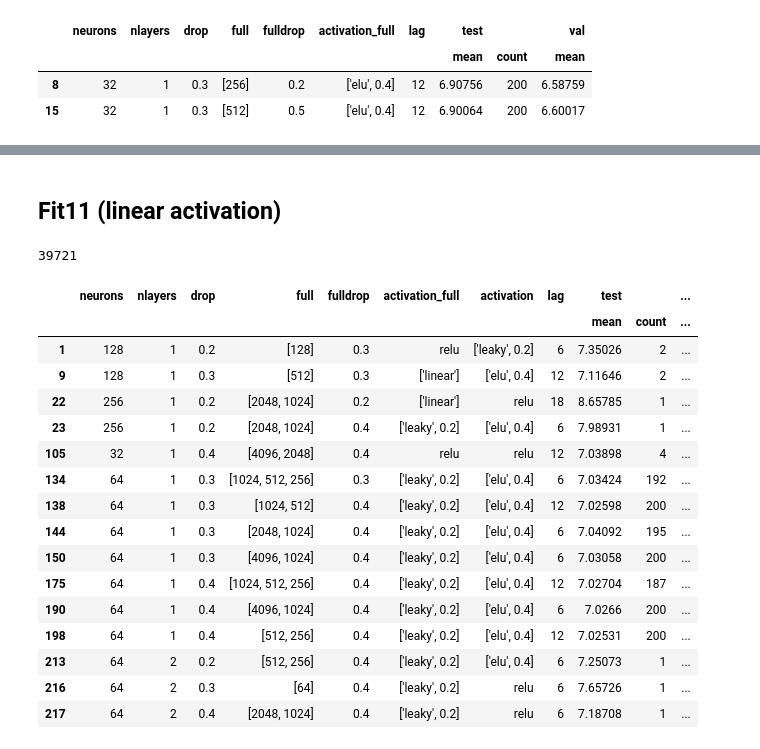
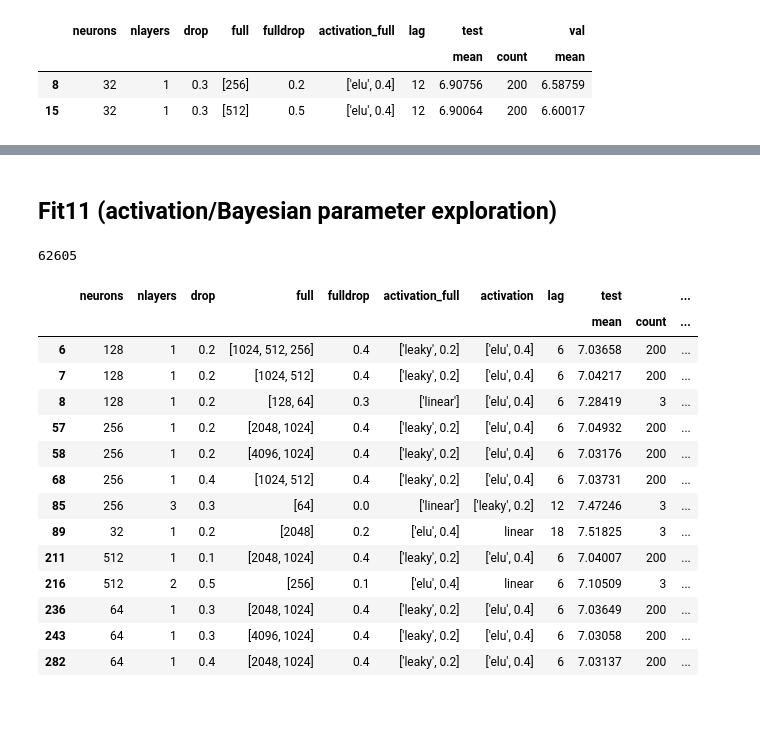
Before and after one commit to bejar/Wind, a Jupyter notebook: Notebooks/Tunning/ParameterTunningRNNS2S.ipynb, the cells around one changed output, grey strips where cells are left out. Cells and saved outputs as stored; diff of their text form; code cells hidden in the pictures; blank space fills up the shorter version.

Commit message:
Fixing bayesian optimization parameter search and adding some configuration files

```diff
--- a/Notebooks/Tunning/ParameterTunningRNNS2S.ipynb
+++ b/Notebooks/Tunning/ParameterTunningRNNS2S.ipynb
@@ -376,7 +376,7 @@ results.results_dataframe_graph(facet='neurons',att=['full', 'fulldrop', 'drop',
 # %% [output]
 [interactive output not drawn]
 # %% [markdown]
-## Fit11 (linear activation)
+## Fit11 (activation/Bayesian parameter exploration)
 # %%
 query={'experiment':'rnns2sactiv4'}
 
@@ -385,24 +385,22 @@ results = DBResults(conn=mongolocaltest)
 
 results.results_dataframe_retrieve(query, arch=['neurons', 'nlayers', 'drop', 'full', 'fulldrop','activation_full', 'activation'], data=['lag'])
 # %%
-results.results_dataframe_aggregate(threshold=7.025)
+results.results_dataframe_aggregate(threshold=7.03)
 # %% [output]
-39721
+62605
 |  | neurons | nlayers | drop | full | fulldrop | activation_full | activation | lag | test |  | ... |
 |  |  |  |  |  |  |  |  |  | mean | count | ... |
-| 1 | 128 | 1 | 0.2 | [128] | 0.3 | relu | ['leaky', 0.2] | 6 | 7.35026 | 2 | ... |
-| 9 | 128 | 1 | 0.3 | [512] | 0.3 | ['linear'] | ['elu', 0.4] | 12 | 7.11646 | 2 | ... |
-| 22 | 256 | 1 | 0.2 | [2048, 1024] | 0.2 | ['linear'] | relu | 18 | 8.65785 | 1 | ... |
-| 23 | 256 | 1 | 0.2 | [2048, 1024] | 0.4 | ['leaky', 0.2] | ['elu', 0.4] | 6 | 7.98931 | 1 | ... |
-| 105 | 32 | 1 | 0.4 | [4096, 2048] | 0.4 | relu | relu | 12 | 7.03898 | 4 | ... |
-| 134 | 64 | 1 | 0.3 | [1024, 512, 256] | 0.3 | ['leaky', 0.2] | ['elu', 0.4] | 6 | 7.03424 | 192 | ... |
-| 138 | 64 | 1 | 0.3 | [1024, 512] | 0.4 | ['leaky', 0.2] | ['elu', 0.4] | 12 | 7.02598 | 200 | ... |
-| 144 | 64 | 1 | 0.3 | [2048, 1024] | 0.4 | ['leaky', 0.2] | ['elu', 0.4] | 6 | 7.04092 | 195 | ... |
-| 150 | 64 | 1 | 0.3 | [4096, 1024] | 0.4 | ['leaky', 0.2] | ['elu', 0.4] | 6 | 7.03058 | 200 | ... |
-| 175 | 64 | 1 | 0.4 | [1024, 512, 256] | 0.4 | ['leaky', 0.2] | ['elu', 0.4] | 12 | 7.02704 | 187 | ... |
-| 190 | 64 | 1 | 0.4 | [4096, 1024] | 0.4 | ['leaky', 0.2] | ['elu', 0.4] | 6 | 7.0266 | 200 | ... |
-| 198 | 64 | 1 | 0.4 | [512, 256] | 0.4 | ['leaky', 0.2] | ['elu', 0.4] | 12 | 7.02531 | 200 | ... |
-| 213 | 64 | 2 | 0.2 | [512, 256] | 0.4 | ['leaky', 0.2] | ['elu', 0.4] | 6 | 7.25073 | 1 | ... |
-| 216 | 64 | 2 | 0.3 | [64] | 0.4 | ['leaky', 0.2] | relu | 6 | 7.65726 | 1 | ... |
-| 217 | 64 | 2 | 0.4 | [2048, 1024] | 0.4 | ['leaky', 0.2] | relu | 6 | 7.18708 | 1 | ... |
+| 6 | 128 | 1 | 0.2 | [1024, 512, 256] | 0.4 | ['leaky', 0.2] | ['elu', 0.4] | 6 | 7.03658 | 200 | ... |
+| 7 | 128 | 1 | 0.2 | [1024, 512] | 0.4 | ['leaky', 0.2] | ['elu', 0.4] | 6 | 7.04217 | 200 | ... |
+| 8 | 128 | 1 | 0.2 | [128, 64] | 0.3 | ['linear'] | ['elu', 0.4] | 6 | 7.28419 | 3 | ... |
+| 57 | 256 | 1 | 0.2 | [2048, 1024] | 0.4 | ['leaky', 0.2] | ['elu', 0.4] | 6 | 7.04932 | 200 | ... |
+| 58 | 256 | 1 | 0.2 | [4096, 1024] | 0.4 | ['leaky', 0.2] | ['elu', 0.4] | 6 | 7.03176 | 200 | ... |
+| 68 | 256 | 1 | 0.4 | [1024, 512] | 0.4 | ['leaky', 0.2] | ['elu', 0.4] | 6 | 7.03731 | 200 | ... |
+| 85 | 256 | 3 | 0.3 | [64] | 0.0 | ['linear'] | ['leaky', 0.2] | 12 | 7.47246 | 3 | ... |
+| 89 | 32 | 1 | 0.2 | [2048] | 0.2 | ['elu', 0.4] | linear | 18 | 7.51825 | 3 | ... |
+| 211 | 512 | 1 | 0.1 | [2048, 1024] | 0.4 | ['leaky', 0.2] | ['elu', 0.4] | 6 | 7.04007 | 200 | ... |
+| 216 | 512 | 2 | 0.5 | [256] | 0.1 | ['elu', 0.4] | linear | 6 | 7.10509 | 3 | ... |
+| 236 | 64 | 1 | 0.3 | [2048, 1024] | 0.4 | ['leaky', 0.2] | ['elu', 0.4] | 6 | 7.03649 | 200 | ... |
+| 243 | 64 | 1 | 0.3 | [4096, 1024] | 0.4 | ['leaky', 0.2] | ['elu', 0.4] | 6 | 7.03058 | 200 | ... |
+| 282 | 64 | 1 | 0.4 | [2048, 1024] | 0.4 | ['leaky', 0.2] | ['elu', 0.4] | 6 | 7.03137 | 200 | ... |
 # %%
```
Also changed, not shown: parts of 1 cell of this notebook, 6 other files.
